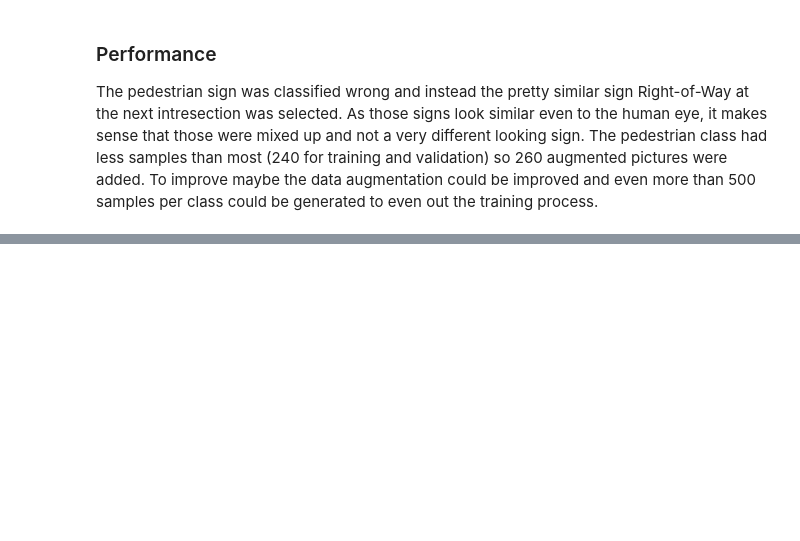
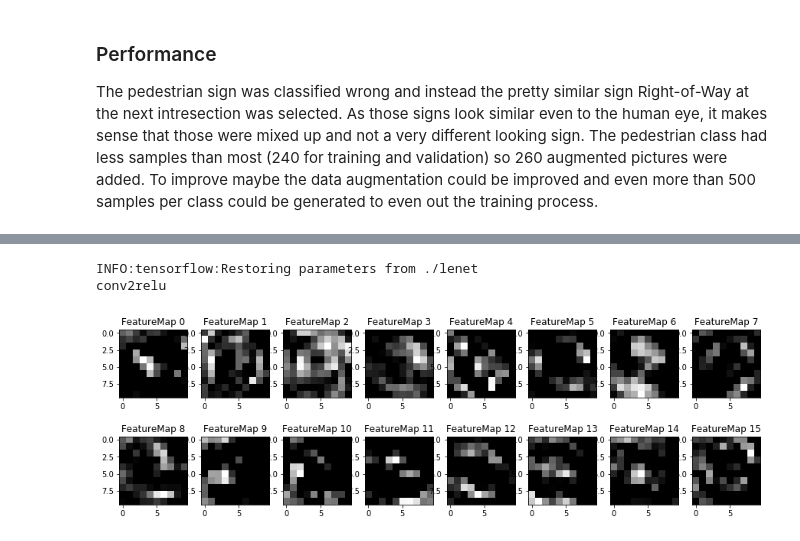
Before and after one commit to JoPaas/Traffic_Sign_Classifier, a Jupyter notebook: Traffic_Sign_Classifier.ipynb, the cells around one changed output, grey strips where cells are left out. Drawn from its saved outputs; the diff is of its cells as text; code cells hidden in the pictures; blank space fills up the shorter version.

```diff
--- a/Traffic_Sign_Classifier.ipynb
+++ b/Traffic_Sign_Classifier.ipynb
@@ -731,0 +749,22 @@ def outputFeatureMap(image_input, tf_activation, activation_min=-1, activation_m
+# %%
+with tf.Session() as sess:
+    sess.run(tf.global_variables_initializer())
+    saver2 = tf.train.import_meta_graph('./lenet.meta')
+    saver2.restore(sess, "./lenet")
+    #conv2conv = sess.graph.get_tensor_by_name('conv2conv:0')
+    #conv2bias = sess.graph.get_tensor_by_name('conv2bias:0')
+    conv2relu = sess.graph.get_tensor_by_name('conv2relu:0')
+    #conv2pool = sess.graph.get_tensor_by_name('conv2pool:0')
+
+    #print('conv2conv')
+    #outputFeatureMap(web_imgs,conv2conv, activation_min=-1, activation_max=-1, plt_num=1)
+    #print('conv2bias')
+    #outputFeatureMap(web_imgs,conv2bias, activation_min=-1, activation_max=-1, plt_num=1)
+    print('conv2relu')
+    outputFeatureMap([img],conv2relu, activation_min=-1, activation_max=-1, plt_num=1)
+    #print('conv2pool')
+    #outputFeatureMap(web_imgs,conv2pool, activation_min=-1, activation_max=-1, plt_num=1)
+# %% [output]
+INFO:tensorflow:Restoring parameters from ./lenet
+conv2relu
+[figure, added]
```
Also changed, not shown: parts of 13 cells of this notebook.
